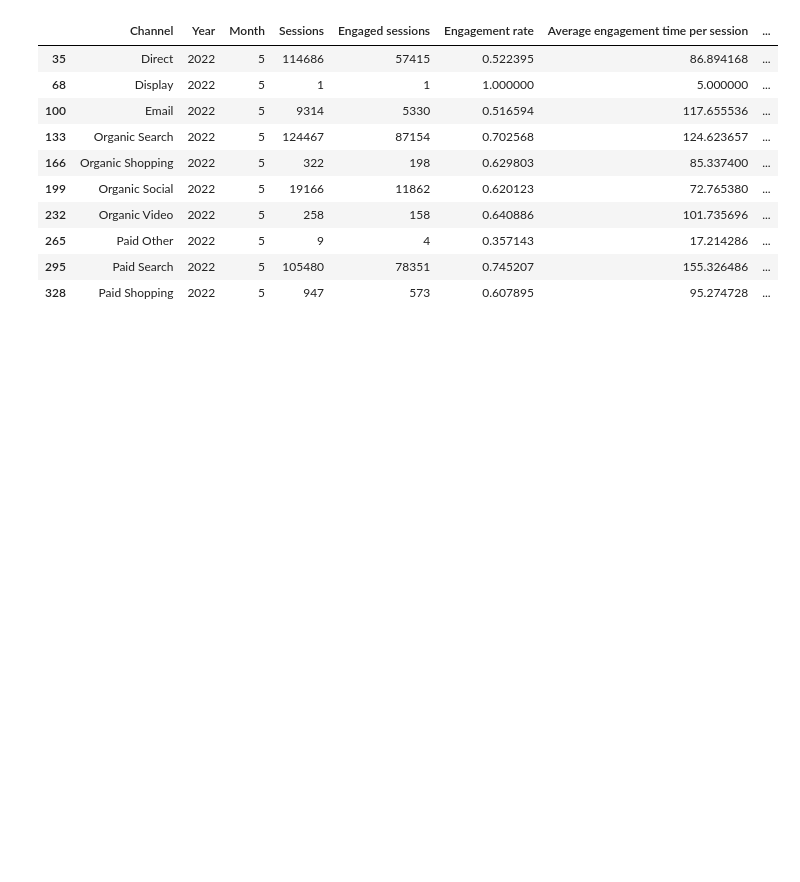
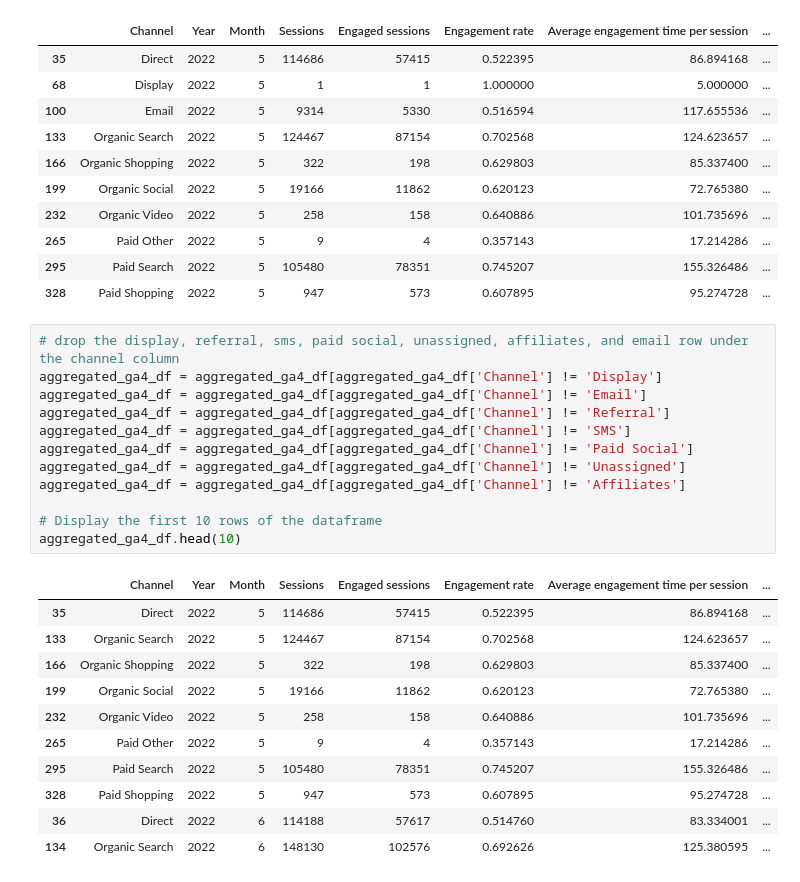
Before and after one commit to AdebolaShelby/ad-impact-analysis, a Jupyter notebook: ad-impact-analysis-cleaning.ipynb, the cells around one changed output. Saved outputs shown, nothing was run; the diff lists cells and outputs as text; blank space fills up the shorter version.

```diff
--- a/ad-impact-analysis-cleaning.ipynb
+++ b/ad-impact-analysis-cleaning.ipynb
@@ -287,3 +287,27 @@ aggregated_ga4_df.head(10)
 | 265 | Paid Other | 2022 | 5 | 9 | 4 | 0.357143 | 17.214286 | ... |
 | 295 | Paid Search | 2022 | 5 | 105480 | 78351 | 0.745207 | 155.326486 | ... |
 | 328 | Paid Shopping | 2022 | 5 | 947 | 573 | 0.607895 | 95.274728 | ... |
+# %%
+# drop the display, referral, sms, paid social, unassigned, affiliates, and email row under the channel column
+aggregated_ga4_df = aggregated_ga4_df[aggregated_ga4_df['Channel'] != 'Display']
+aggregated_ga4_df = aggregated_ga4_df[aggregated_ga4_df['Channel'] != 'Email']
+aggregated_ga4_df = aggregated_ga4_df[aggregated_ga4_df['Channel'] != 'Referral']
+aggregated_ga4_df = aggregated_ga4_df[aggregated_ga4_df['Channel'] != 'SMS']
+aggregated_ga4_df = aggregated_ga4_df[aggregated_ga4_df['Channel'] != 'Paid Social']
+aggregated_ga4_df = aggregated_ga4_df[aggregated_ga4_df['Channel'] != 'Unassigned']
+aggregated_ga4_df = aggregated_ga4_df[aggregated_ga4_df['Channel'] != 'Affiliates']
+
+# Display the first 10 rows of the dataframe
+aggregated_ga4_df.head(10)
+# %% [output]
+|  | Channel | Year | Month | Sessions | Engaged sessions | Engagement rate | Average engagement time per session | ... |
+| 35 | Direct | 2022 | 5 | 114686 | 57415 | 0.522395 | 86.894168 | ... |
+| 133 | Organic Search | 2022 | 5 | 124467 | 87154 | 0.702568 | 124.623657 | ... |
+| 166 | Organic Shopping | 2022 | 5 | 322 | 198 | 0.629803 | 85.337400 | ... |
+| 199 | Organic Social | 2022 | 5 | 19166 | 11862 | 0.620123 | 72.765380 | ... |
+| 232 | Organic Video | 2022 | 5 | 258 | 158 | 0.640886 | 101.735696 | ... |
+| 265 | Paid Other | 2022 | 5 | 9 | 4 | 0.357143 | 17.214286 | ... |
+| 295 | Paid Search | 2022 | 5 | 105480 | 78351 | 0.745207 | 155.326486 | ... |
+| 328 | Paid Shopping | 2022 | 5 | 947 | 573 | 0.607895 | 95.274728 | ... |
+| 36 | Direct | 2022 | 6 | 114188 | 57617 | 0.514760 | 83.334001 | ... |
+| 134 | Organic Search | 2022 | 6 | 148130 | 102576 | 0.692626 | 125.380595 | ... |
```
